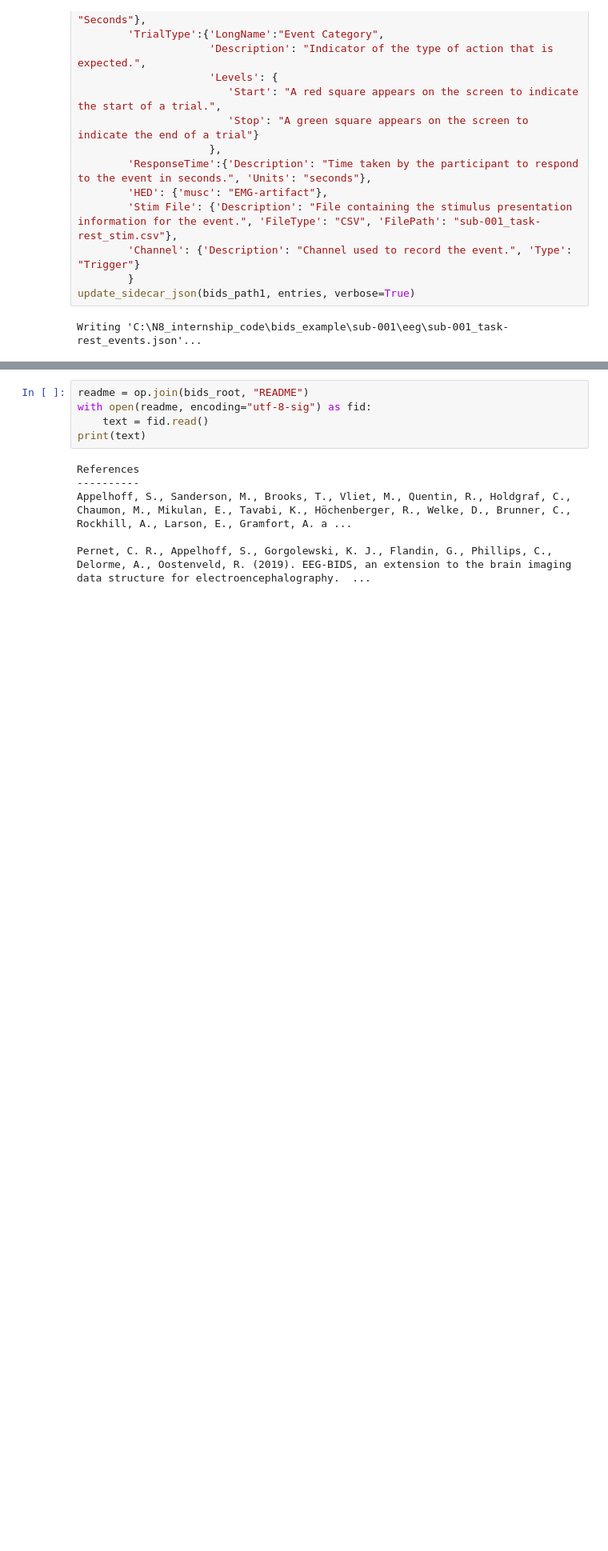
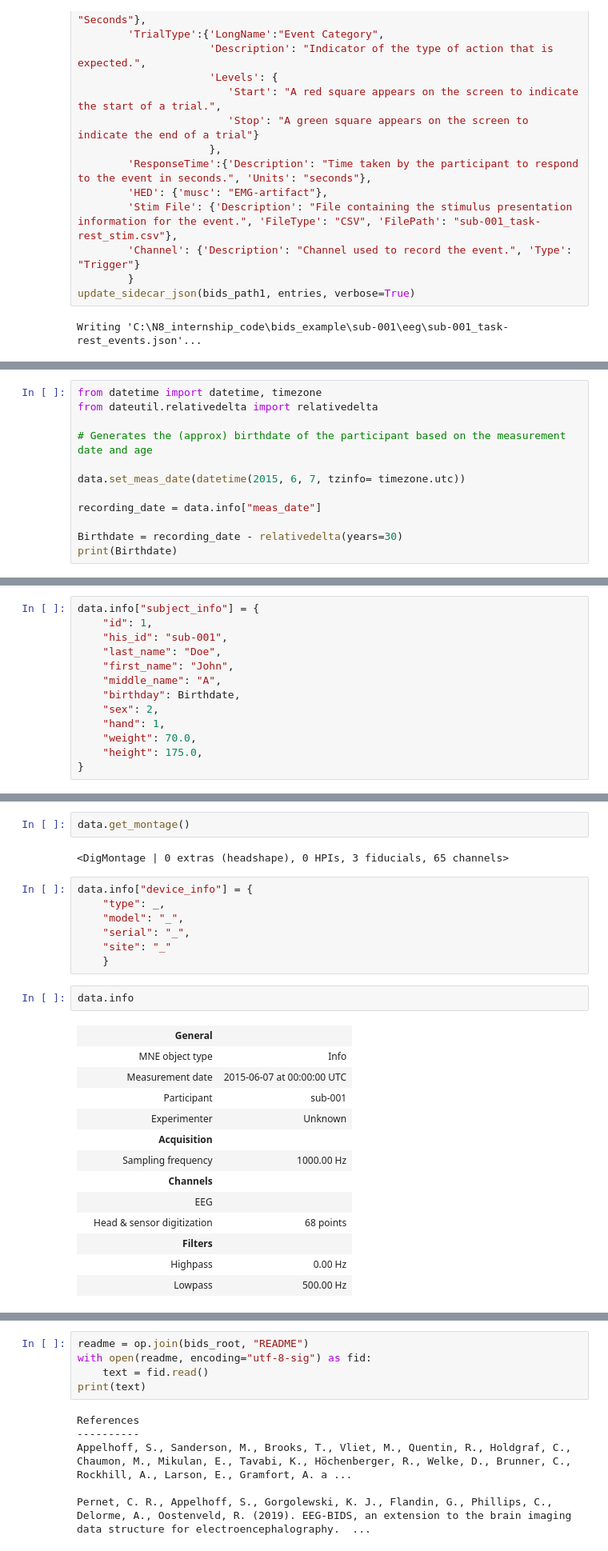
Before and after one commit to ubdbra001/MNE-BIDS-conversion-guide, a Jupyter notebook: MNE BIDS code.ipynb, the cells around one changed output, grey strips where cells are left out. Shown: that part at 80% size. Cells and saved outputs as stored; diff of their text form; blank space fills up the shorter version.

```diff
--- a/MNE BIDS code.ipynb
+++ b/MNE BIDS code.ipynb
@@ -301,0 +326,12 @@ update_sidecar_json(bids_path1, entries, verbose=True)
+# %%
+from datetime import datetime, timezone
+from dateutil.relativedelta import relativedelta
+
+# Generates the (approx) birthdate of the participant based on the measurement date and age
+
+data.set_meas_date(datetime(2015, 6, 7, tzinfo= timezone.utc))
+
+recording_date = data.info["meas_date"]
+
+Birthdate = recording_date - relativedelta(years=30)
+print(Birthdate)
@@ -301,0 +340,13 @@ update_sidecar_json(bids_path1, entries, verbose=True)
+# %%
+data.info["subject_info"] = {
+    "id": 1,
+    "his_id": "sub-001",
+    "last_name": "Doe",
+    "first_name": "John",
+    "middle_name": "A",
+    "birthday": Birthdate,
+    "sex": 2,
+    "hand": 1,
+    "weight": 70.0,
+    "height": 175.0,
+}
@@ -301,0 +357,27 @@ update_sidecar_json(bids_path1, entries, verbose=True)
+# %%
+data.get_montage()
+# %% [output]
+<DigMontage | 0 extras (headshape), 0 HPIs, 3 fiducials, 65 channels>
+# %%
+data.info["device_info"] = {
+    "type": _,
+    "model": "_",
+    "serial": "_",
+    "site": "_"
+    }
+# %%
+data.info
+# %% [output]
+|  | General |  |
+|  | MNE object type | Info |
+|  | Measurement date | 2015-06-07 at 00:00:00 UTC |
+|  | Participant | sub-001 |
+|  | Experimenter | Unknown |
+|  | Acquisition |  |
+|  | Sampling frequency | 1000.00 Hz |
+|  | Channels |  |
+|  | EEG |  |
+|  | Head & sensor digitization | 68 points |
+|  | Filters |  |
+|  | Highpass | 0.00 Hz |
+|  | Lowpass | 500.00 Hz |
```
Also changed, not shown: parts of 13 cells of this notebook, 1 other file.
